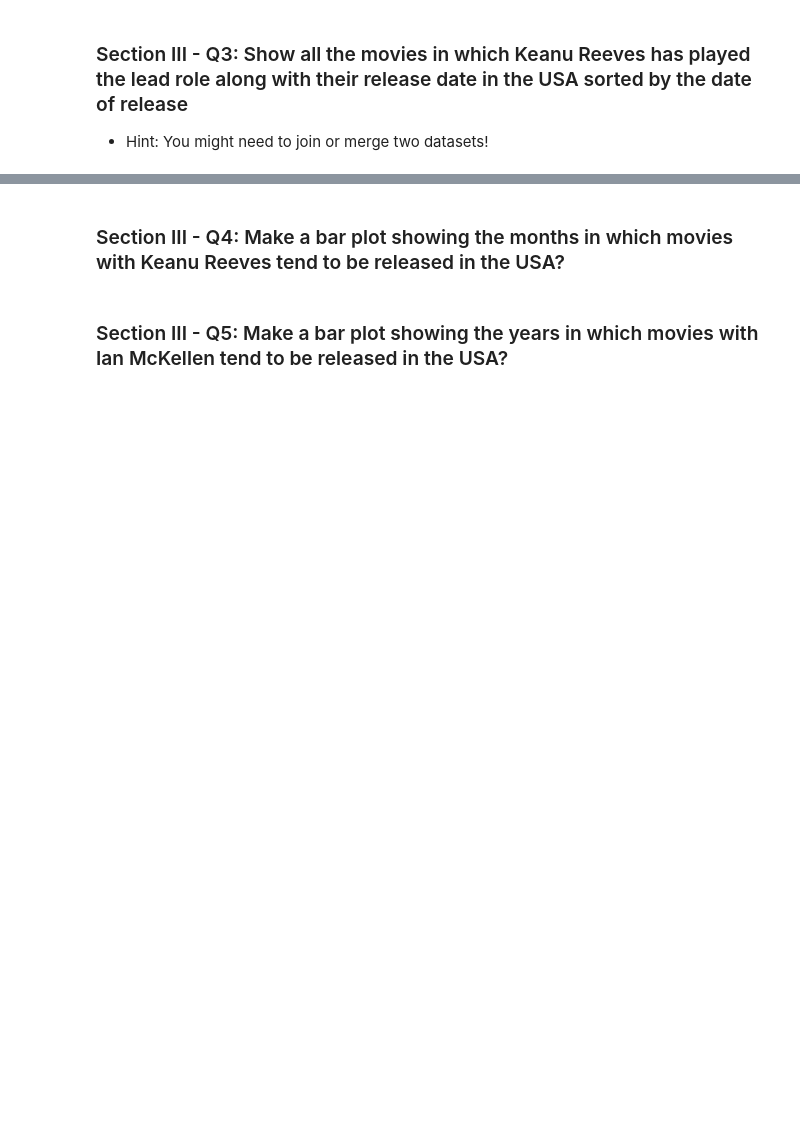
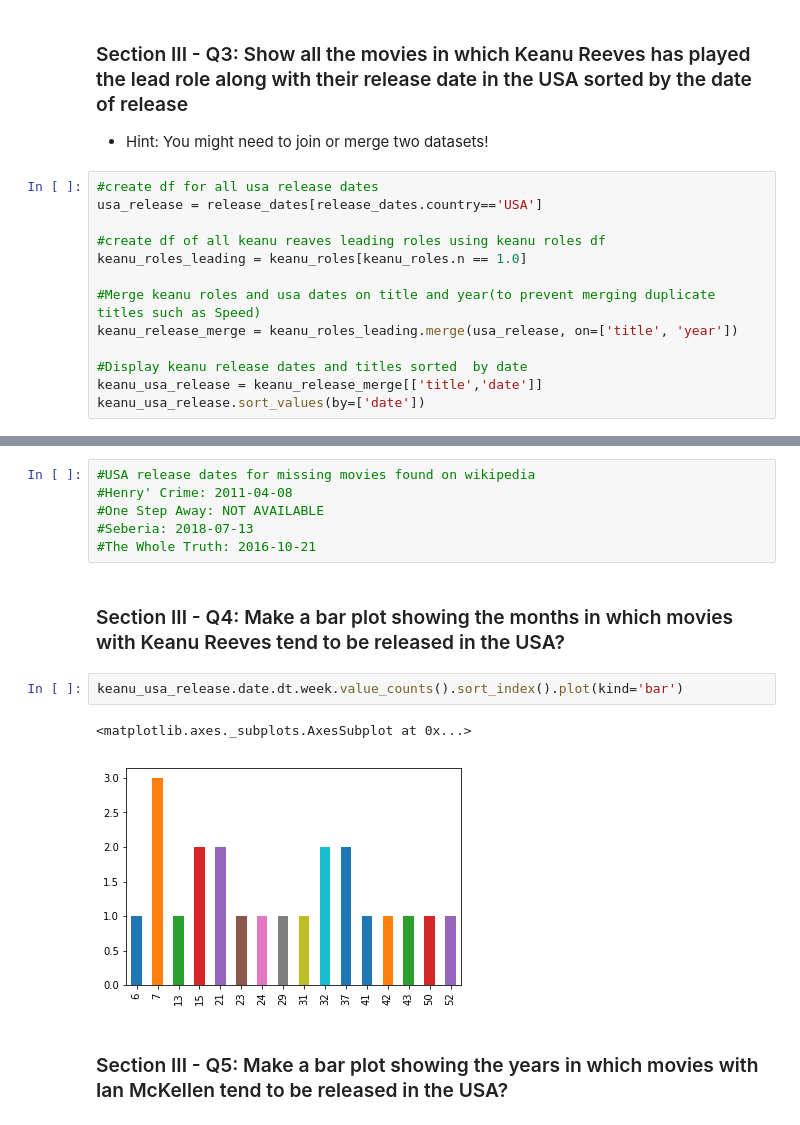
Before and after one commit to Gan001/Data-Wrangling, a Jupyter notebook: mini-project_pandas/Mini_Project_Data_Wrangling_Pandas.ipynb, the cells around one changed output, grey strips where cells are left out. Saved outputs shown, nothing was run; the diff lists cells and outputs as text; blank space fills up the shorter version.

```diff
--- a/mini-project_pandas/Mini_Project_Data_Wrangling_Pandas.ipynb
+++ b/mini-project_pandas/Mini_Project_Data_Wrangling_Pandas.ipynb
@@ -797,3 +809,16 @@ christmas.date.dt.month.value_counts().sort_index().plot(kind='bar')
 # %% [markdown]
 ### Section III - Q3: Show all the movies in which Keanu Reeves has played the lead role along with their   release date in the USA sorted by the date of release
 - Hint: You might need to join or merge two datasets!
+# %%
+#create df for all usa release dates
+usa_release = release_dates[release_dates.country=='USA']
+
+#create df of all keanu reaves leading roles using keanu roles df
+keanu_roles_leading = keanu_roles[keanu_roles.n == 1.0]
+
+#Merge keanu roles and usa dates on title and year(to prevent merging duplicate titles such as Speed)
+keanu_release_merge = keanu_roles_leading.merge(usa_release, on=['title', 'year'])
+
+#Display keanu release dates and titles sorted  by date
+keanu_usa_release = keanu_release_merge[['title','date']]
+keanu_usa_release.sort_values(by=['date'])
@@ -800,4 +913,15 @@ christmas.date.dt.month.value_counts().sort_index().plot(kind='bar')
+# %%
+#USA release dates for missing movies found on wikipedia
+#Henry' Crime: 2011-04-08
+#One Step Away: NOT AVAILABLE
+#Seberia: 2018-07-13
+#The Whole Truth: 2016-10-21
 # %% [markdown]
 ### Section III - Q4: Make a bar plot showing the months in which movies with Keanu Reeves tend to be released in the USA?
+# %%
+keanu_usa_release.date.dt.week.value_counts().sort_index().plot(kind='bar')
+# %% [output]
+<matplotlib.axes._subplots.AxesSubplot at 0x...>
+[figure, added]
 # %% [markdown]
 ### Section III - Q5: Make a bar plot showing the years in which movies with Ian McKellen tend to be released in the USA?
```
Also changed, not shown: parts of 7 cells of this notebook.
